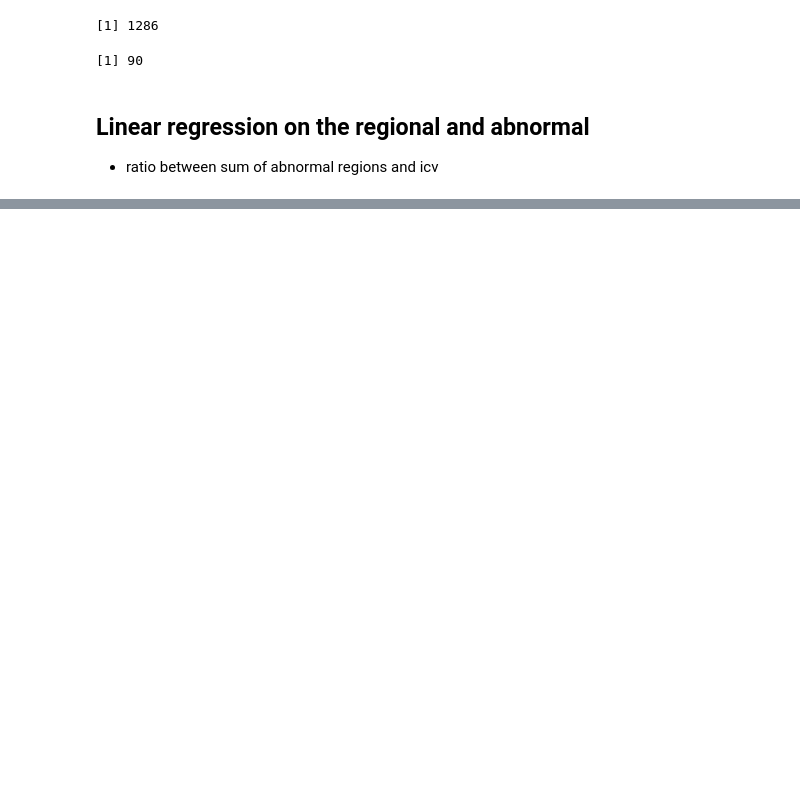
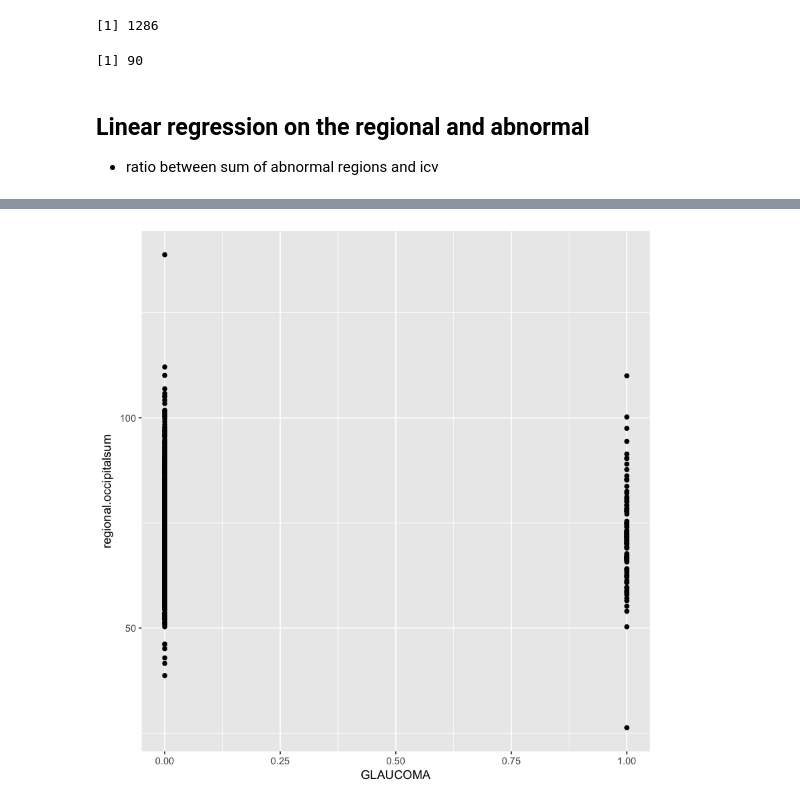
Before and after one commit to Mamie/BMI212-Glaucoma, a Jupyter notebook: notebook/GlaucomaSurvey_Mamie_20170425.ipynb, the cells around one changed output, grey strips where cells are left out. Drawn from its saved outputs; the diff is of its cells as text; code cells hidden in the pictures; blank space fills up the shorter version.

```diff
--- a/notebook/GlaucomaSurvey_Mamie_20170425.ipynb
+++ b/notebook/GlaucomaSurvey_Mamie_20170425.ipynb
@@ -120,0 +104,6 @@ F-statistic: 0.1002 on 1 and 1374 DF,  p-value: 0.7516
+# %%
+library(ggplot2)
+ggplot(data=data.merged) +
+geom_point(aes(x=GLAUCOMA, y=regional.occipitalsum))
+# %% [output]
+[figure, added]
```
Also changed, not shown: parts of 23 cells of this notebook.
